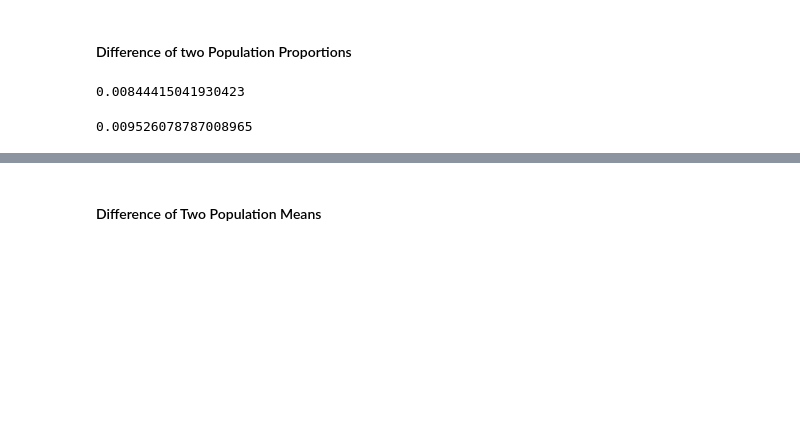
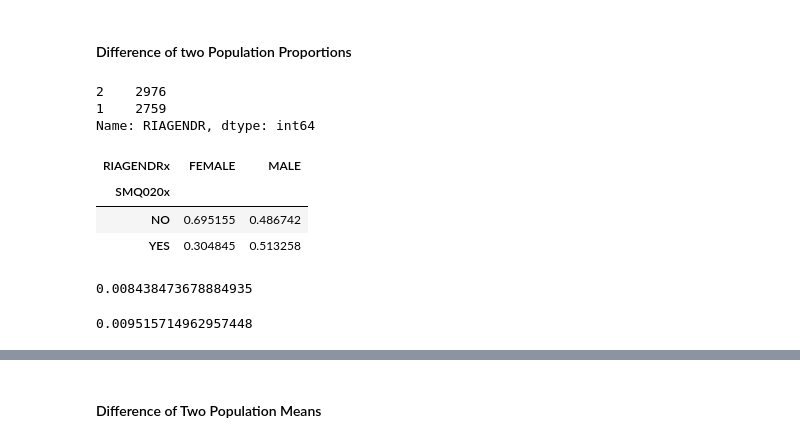
Before and after one commit to Shivaansh-Agarwal/Statistics-with-Python, a Jupyter notebook: Confidence Intervals in Python/03 Estimating Difference between Population Parameters.ipynb, the cells around one changed output, grey strips where cells are left out. Drawn from its saved outputs; the diff is of its cells as text; code cells hidden in the pictures; blank space fills up the shorter version.

```diff
--- a/Confidence Intervals in Python/03 Estimating Difference between Population Parameters.ipynb
+++ b/Confidence Intervals in Python/03 Estimating Difference between Population Parameters.ipynb
@@ -137,20 +138,33 @@ Lastly, the standard error for difference of population proportions and means is
 $$Standard\ Error\ for\ Difference\ of\ Two\ Population\ Proportions\ Or\ Means = \sqrt{SE_{Proportion\ 1}^2 + SE_{Proportion\ 2} ^2}$$
 # %% [markdown]
 #### Difference of two Population Proportions
+# %%
+df.loc[:,'RIAGENDR'].value_counts()
+# %% [output]
+2    2976
+1    2759
+Name: RIAGENDR, dtype: int64
+# %%
+pd.crosstab(df.SMQ020x, df.RIAGENDRx).apply(lambda x: x/x.sum(), axis=0)
+# %% [output]
+| RIAGENDRx | FEMALE | MALE |
+| SMQ020x |  |  |
+| NO | 0.695155 | 0.486742 |
+| YES | 0.304845 | 0.513258 |
 # %%
 p = .304845
-n = 2972
+n = 2976
 se_female = np.sqrt(p * (1 - p)/n)
 se_female
 # %% [output]
-0.00844415041930423
+0.008438473678884935
 # %%
-p = .513258
-n = 2753
+p = .513258 # Proportion of Male Smokers
+n = 2759
 se_male = np.sqrt(p * (1 - p)/ n)
 se_male
 # %% [output]
-0.009526078787008965
+0.009515714962957448
 # %%
 se_diff = np.sqrt(se_female**2 + se_male**2)
 se_diff
```
Also changed, not shown: parts of 3 cells of this notebook.
